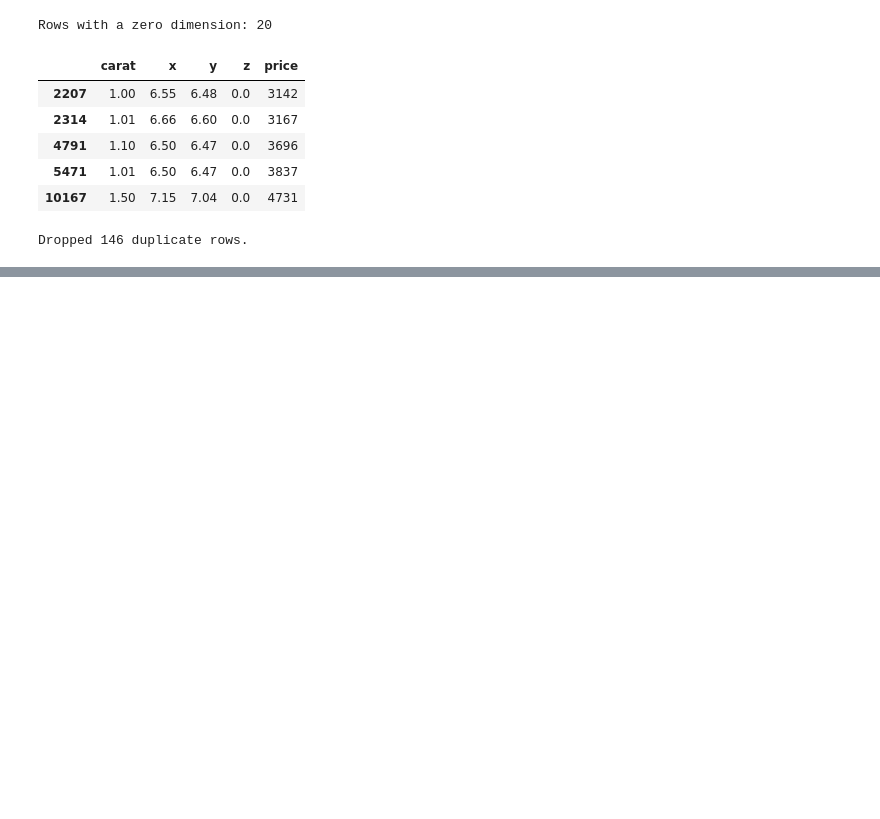
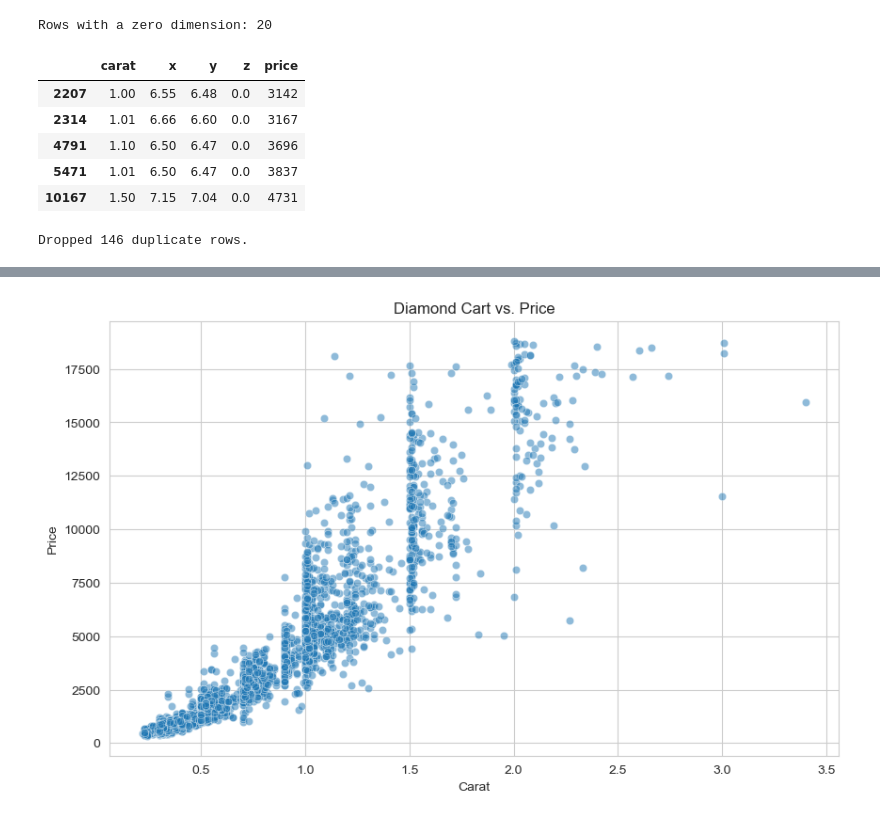
Before and after one commit to Niraj7272/DataScience, a Jupyter notebook: Practice/Machine_Learning/Diamond_Price_Prediction/Diamond.ipynb, the cells around one changed output, grey strips where cells are left out. Drawn from its saved outputs; the diff is of its cells as text; code cells hidden in the pictures; blank space fills up the shorter version.

```diff
--- a/Practice/Machine_Learning/Diamond_Price_Prediction/Diamond.ipynb
+++ b/Practice/Machine_Learning/Diamond_Price_Prediction/Diamond.ipynb
@@ -144,0 +169,8 @@ Dropped 146 duplicate rows.
+# %%
+sns.scatterplot(data=df_clean.sample(3000, random_state=RANDOM_STATE), x='carat', y='price', alpha=0.5)
+plt.title('Diamond Cart vs. Price')
+plt.xlabel('Carat')
+plt.ylabel('Price')
+plt.show()
+# %% [output]
+[figure, added]
```
Also changed, not shown: parts of 33 cells of this notebook.
